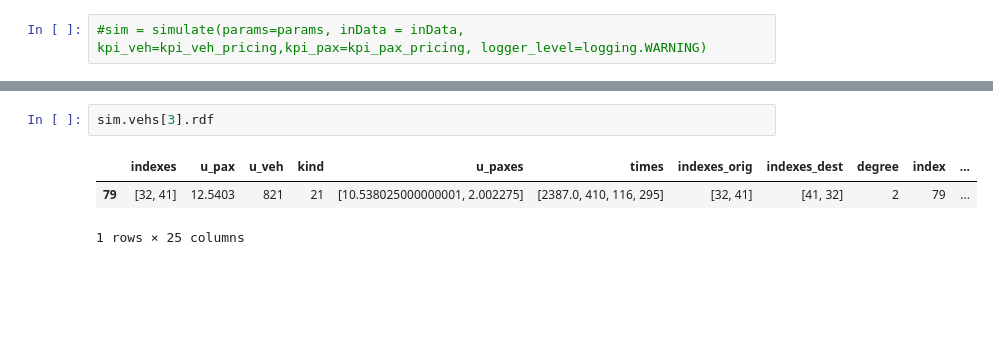
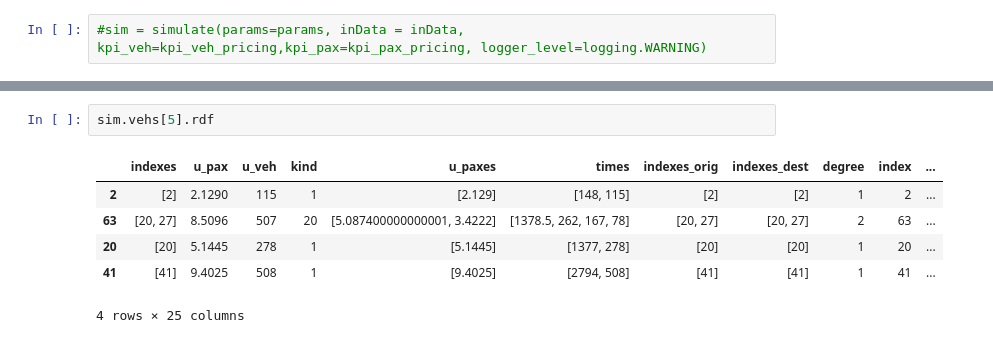
Before and after one commit to Jagiellonian-University/MaaSSim, a Jupyter notebook: docs/tutorials/Delft_Sim (7).ipynb, the cells around one changed output, grey strips where cells are left out. Cells and saved outputs as stored; diff of their text form; blank space fills up the shorter version.

```diff
--- a/docs/tutorials/Delft_Sim (7).ipynb
+++ b/docs/tutorials/Delft_Sim (7).ipynb
@@ -152,6 +177,9 @@ sim.res[0].veh_exp
 # %%
-sim.vehs[3].rdf
+sim.vehs[5].rdf
 # %% [output]
 |  | indexes | u_pax | u_veh | kind | u_paxes | times | indexes_orig | indexes_dest | degree | index | ... |
-| 79 | [32, 41] | 12.5403 | 821 | 21 | [10.538025000000001, 2.002275] | [2387.0, 410, 116, 295] | [32, 41] | [41, 32] | 2 | 79 | ... |
+| 2 | [2] | 2.1290 | 115 | 1 | [2.129] | [148, 115] | [2] | [2] | 1 | 2 | ... |
+| 63 | [20, 27] | 8.5096 | 507 | 20 | [5.087400000000001, 3.4222] | [1378.5, 262, 167, 78] | [20, 27] | [20, 27] | 2 | 63 | ... |
+| 20 | [20] | 5.1445 | 278 | 1 | [5.1445] | [1377, 278] | [20] | [20] | 1 | 20 | ... |
+| 41 | [41] | 9.4025 | 508 | 1 | [9.4025] | [2794, 508] | [41] | [41] | 1 | 41 | ... |
-1 rows × 25 columns
+4 rows × 25 columns
```
Also changed, not shown: parts of 14 cells of this notebook, 14 other files.
